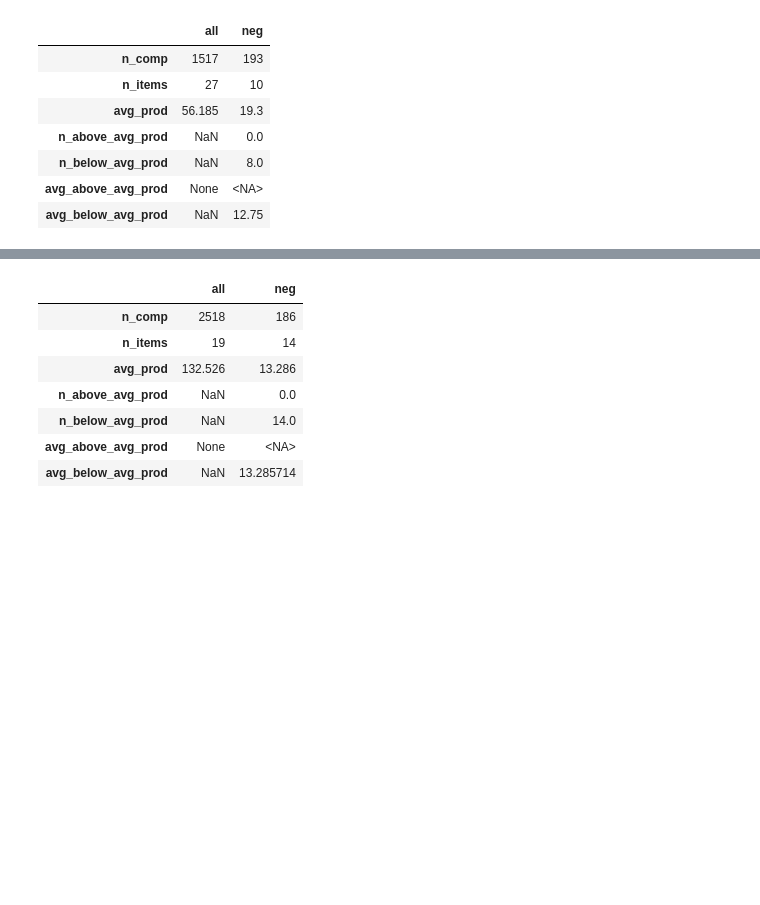
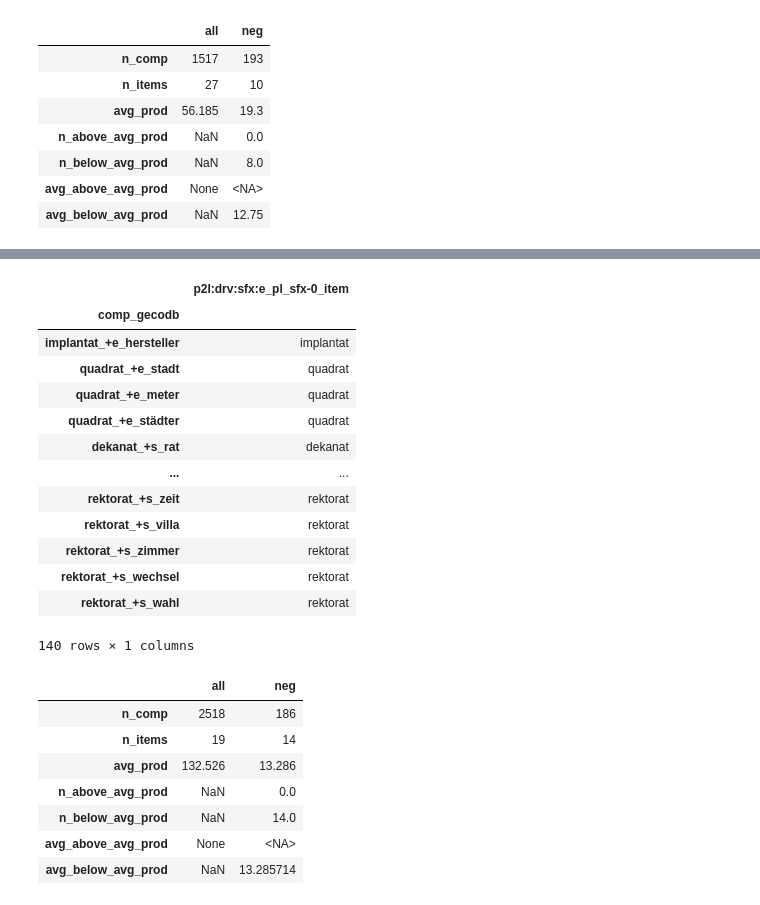
Before and after one commit to maxschmaltz/DieKonstraints, a Jupyter notebook: compounding/constraints/check_applicability/inspect.ipynb, the cells around one changed output, grey strips where cells are left out. Drawn from its saved outputs; the diff is of its cells as text; code cells hidden in the pictures; blank space fills up the shorter version.

```diff
--- a/compounding/constraints/check_applicability/inspect.ipynb
+++ b/compounding/constraints/check_applicability/inspect.ipynb
@@ -747,3 +809,25 @@ compute_shares(case2_ids[0])
+# %%
+items = [
+    "dekanat", "magistrat", "plagiat", "derivat",
+    "rektorat", "patronat", "quadrat", "implantat"
+]
+
+subdf[subdf[case2_ids[0] + "_item"].isin(items)]
+# %% [output]
+|  | p2l:drv:sfx:e_pl_sfx-0_item |
+| comp_gecodb |  |
+| implantat_+e_hersteller | implantat |
+| quadrat_+e_stadt | quadrat |
+| quadrat_+e_meter | quadrat |
+| quadrat_+e_städter | quadrat |
+| dekanat_+s_rat | dekanat |
+| ... | ... |
+| rektorat_+s_zeit | rektorat |
+| rektorat_+s_villa | rektorat |
+| rektorat_+s_zimmer | rektorat |
+| rektorat_+s_wechsel | rektorat |
+| rektorat_+s_wahl | rektorat |
+140 rows × 1 columns
 # %%
 compute_shares(case2_ids[1])
 # %% [output]
```
Also changed, not shown: parts of 22 cells of this notebook, 1 other file.
